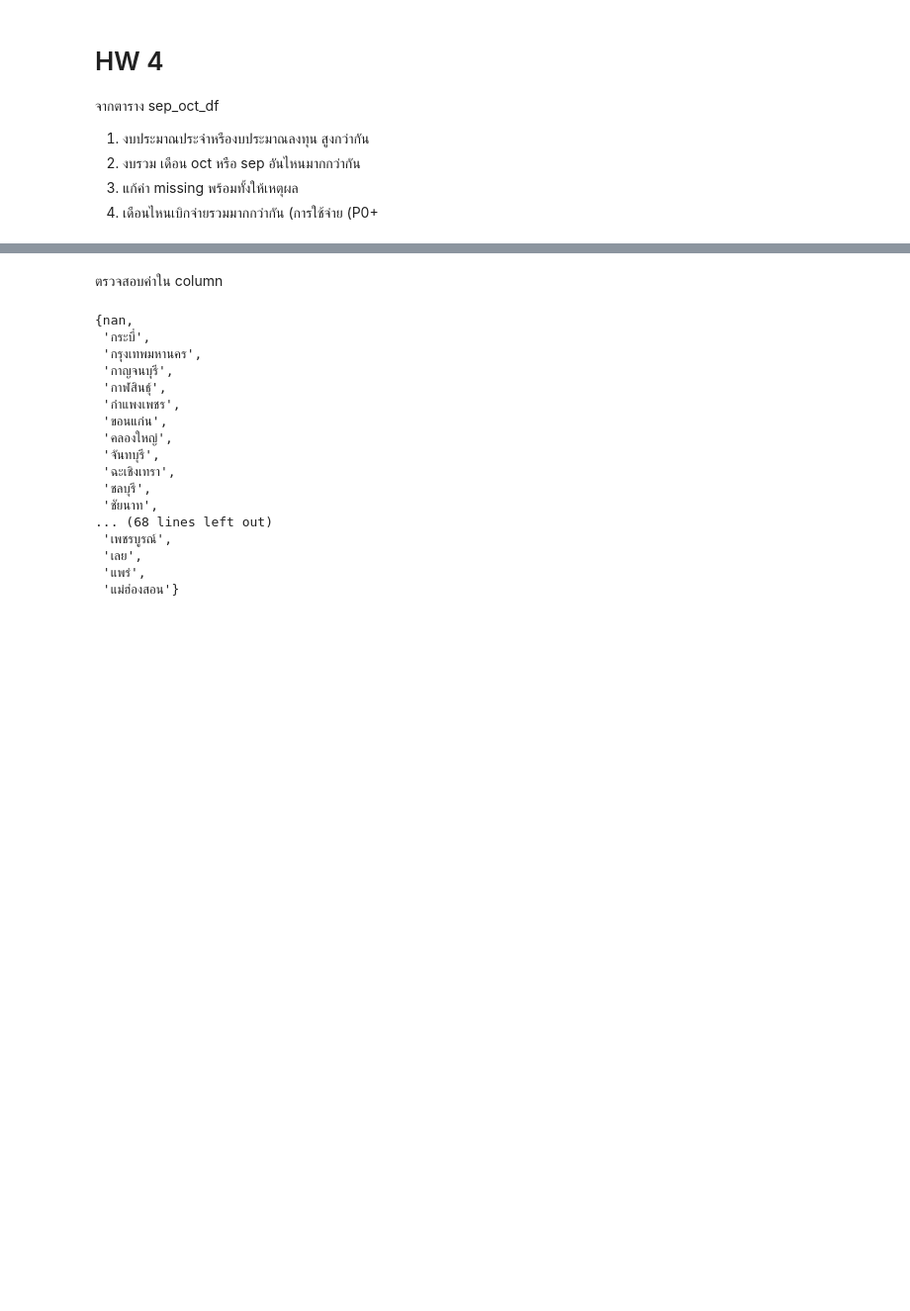
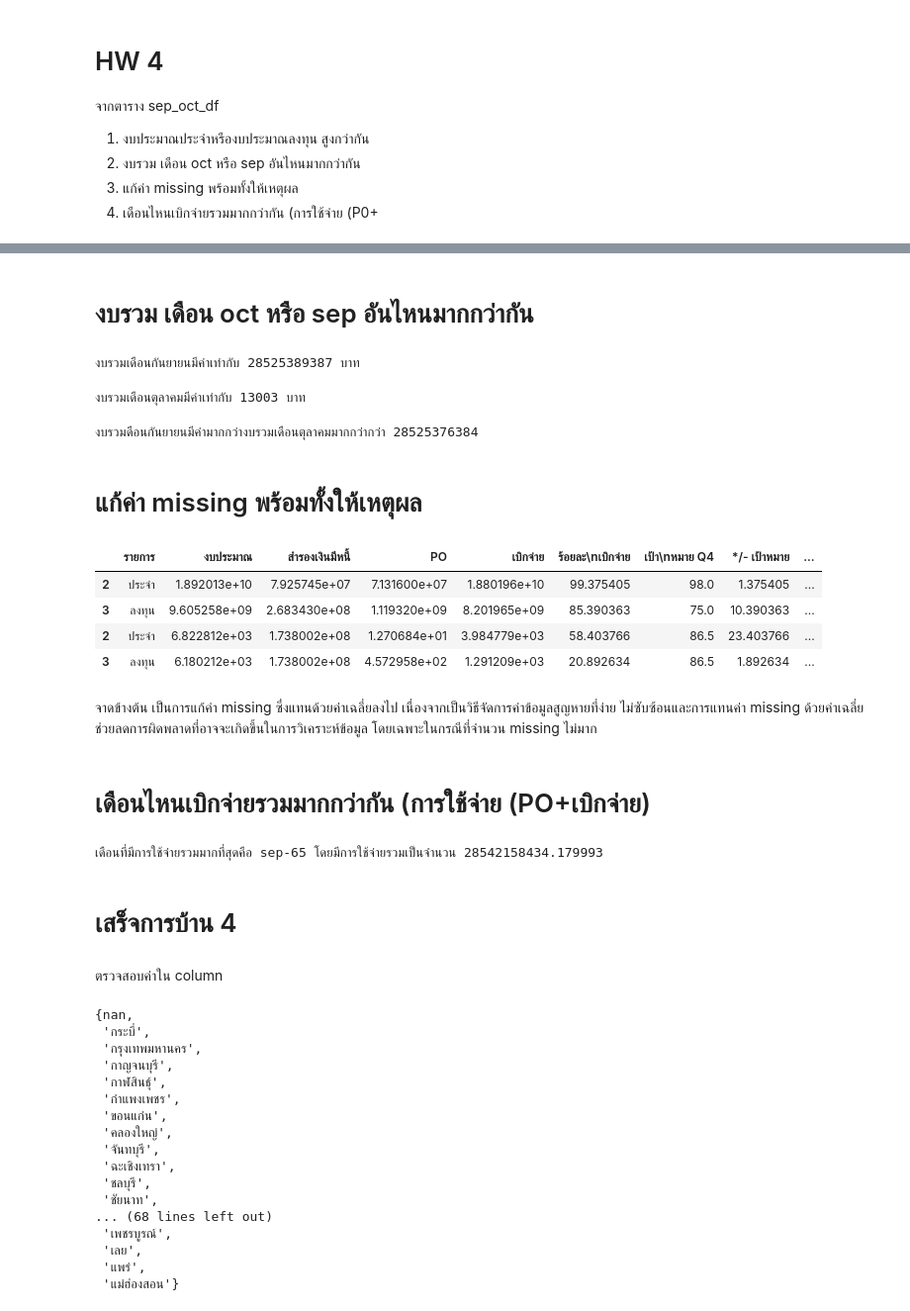
Before and after one commit to janjira24122544/Python_dataviz2023, a Jupyter notebook: Pandas102.ipynb, the cells around one changed output, grey strips where cells are left out. Shown at 99% size. Saved outputs shown, nothing was run; the diff lists cells and outputs as text; code cells hidden in the pictures; blank space fills up the shorter version.

```diff
--- a/Pandas102.ipynb
+++ b/Pandas102.ipynb
@@ -138,3 +165,73 @@ data_df.head() # ดูหัวตารางเเถวบน
+# %% [markdown]
+#  งบรวม เดือน oct หรือ sep อันไหนมากกว่ากัน
+# %%
+sep_budget = sep_oct_df[sep_oct_df['เดือน-ปี'] =='sep-65'][['งบประมาณ']].sum()
+sep_budget1 = int(sep_budget)
+print(f"งบรวมเดือนกันยายนมีค่าเท่ากับ {sep_budget1} บาท")  # แสดงค่าเป็นจำนวนเต็ม
+# %% [output]
+งบรวมเดือนกันยายนมีค่าเท่ากับ 28525389387 บาท
+# %%
+oct_budget = sep_oct_df[sep_oct_df['เดือน-ปี'] =='oct-65'][['งบประมาณ']].sum()
+oct_budget1 = int(oct_budget)
+print(f"งบรวมเดือนตุลาคมมีค่าเท่ากับ {oct_budget1} บาท")  # แสดงค่าเป็นจำนวนเต็ม
+# %% [output]
+งบรวมเดือนตุลาคมมีค่าเท่ากับ 13003 บาท
+# %%
+if sep_budget1 > oct_budget1:
+    difference = sep_budget1 - oct_budget1
+    print(f"งบรวมดือนกันยายนมีค่ามากกว่างบรวมเดือนตุลาคมมากกว่ากว่า {difference}")
+elif sep_budget1 < oct_budget1:
+    difference = oct_budget1 - sep_budget1
+    print(f"งบรวมเดือนตุลาคมมีค่ามากกว่างบรวมเดือนกันยายนมากกว่ากว่า {difference}")
+else:
+    print("งบรวมของเดือนกันยายนและตุลาคมมีค่าเท่ากัน")
+# %% [output]
+งบรวมดือนกันยายนมีค่ามากกว่างบรวมเดือนตุลาคมมากกว่ากว่า 28525376384
+# %% [markdown]
+# แก้ค่า missing พร้อมทั้งให้เหตุผล
+# %%
+average_1 = sep_oct_df['สำรองเงินมีหนี้'].mean()
+sep_oct_df['สำรองเงินมีหนี้'].fillna(average_1, inplace=True)
+
+average_2 = sep_oct_df['เป้า\nหมาย Q1.1'].mean()
+sep_oct_df['เป้า\nหมาย Q1.1'].fillna(average_2, inplace=True)
+
+average_3 = sep_oct_df['เป้า\nหมาย Q4'].mean()
+sep_oct_df['เป้า\nหมาย Q4'].fillna(average_3, inplace=True)
+
+average_4 = sep_oct_df['เป้า\nหมาย Q4.1'].mean()
+sep_oct_df['เป้า\nหมาย Q4.1'].fillna(average_4, inplace=True)
+
+average_5 = sep_oct_df['ลำดับเบิกจ่าย'].mean()
+sep_oct_df['ลำดับเบิกจ่าย'].fillna(average_5, inplace=True)
+
+average_6 = sep_oct_df['เป้า\nหมาย Q1'].mean()
+sep_oct_df['เป้า\nหมาย Q1'].fillna(average_6, inplace=True)
+
+average_7 = sep_oct_df['ลำดับ\nใช้จ่าย'].mean()
+sep_oct_df['ลำดับ\nใช้จ่าย'].fillna(average_7, inplace=True)
+
+
+sep_oct_df
+# %% [output]
+|  | รายการ | งบประมาณ | สำรองเงินมีหนี้ | PO | เบิกจ่าย | ร้อยละ\nเบิกจ่าย | เป้า\nหมาย Q4 | */- เป้าหมาย | ... |
+| 2 | ประจำ | 1.892013e+10 | 7.925745e+07 | 7.131600e+07 | 1.880196e+10 | 99.375405 | 98.0 | 1.375405 | ... |
+| 3 | ลงทุน | 9.605258e+09 | 2.683430e+08 | 1.119320e+09 | 8.201965e+09 | 85.390363 | 75.0 | 10.390363 | ... |
+| 2 | ประจำ | 6.822812e+03 | 1.738002e+08 | 1.270684e+01 | 3.984779e+03 | 58.403766 | 86.5 | 23.403766 | ... |
+| 3 | ลงทุน | 6.180212e+03 | 1.738002e+08 | 4.572958e+02 | 1.291209e+03 | 20.892634 | 86.5 | 1.892634 | ... |
+# %% [markdown]
+จาดข้างต้น เป็นการแก้ค่า missing ซึ่งแทนด้วยค่าเฉลี่ยลงไป เนื่องจากเป็นวิธีจัดการค่าข้อมูลสูญหายที่ง่าย ไม่ซับซ้อนและการแทนค่า missing ด้วยค่าเฉลี่ยช่วยลดการผิดพลาดที่อาจจะเกิดขึ้นในการวิเคราะห์ข้อมูล โดยเฉพาะในกรณีที่จำนวน missing ไม่มาก
+# %% [markdown]
+#   เดือนไหนเบิกจ่ายรวมมากกว่ากัน (การใช้จ่าย (PO+เบิกจ่าย)
+# %%
+how_month = sep_oct_df.groupby('เดือน-ปี')['การใช้จ่าย (PO+เบิกจ่าย)'].sum().idxmax()
+max_how_month = sep_oct_df.groupby('เดือน-ปี')['การใช้จ่าย (PO+เบิกจ่าย)'].sum().max()
+
+print(f"เดือนที่มีการใช้จ่ายรวมมากที่สุดคือ {how_month} โดยมีการใช้จ่ายรวมเป็นจำนวน {max_how_month}")
+# %% [output]
+เดือนที่มีการใช้จ่ายรวมมากที่สุดคือ sep-65 โดยมีการใช้จ่ายรวมเป็นจำนวน 28542158434.179993
+# %% [markdown]
+# เสร็จการบ้าน 4
 # %% [markdown]
 ตรวจสอบค่าใน column
 # %%
```
Also changed, not shown: parts of 9 cells of this notebook.
